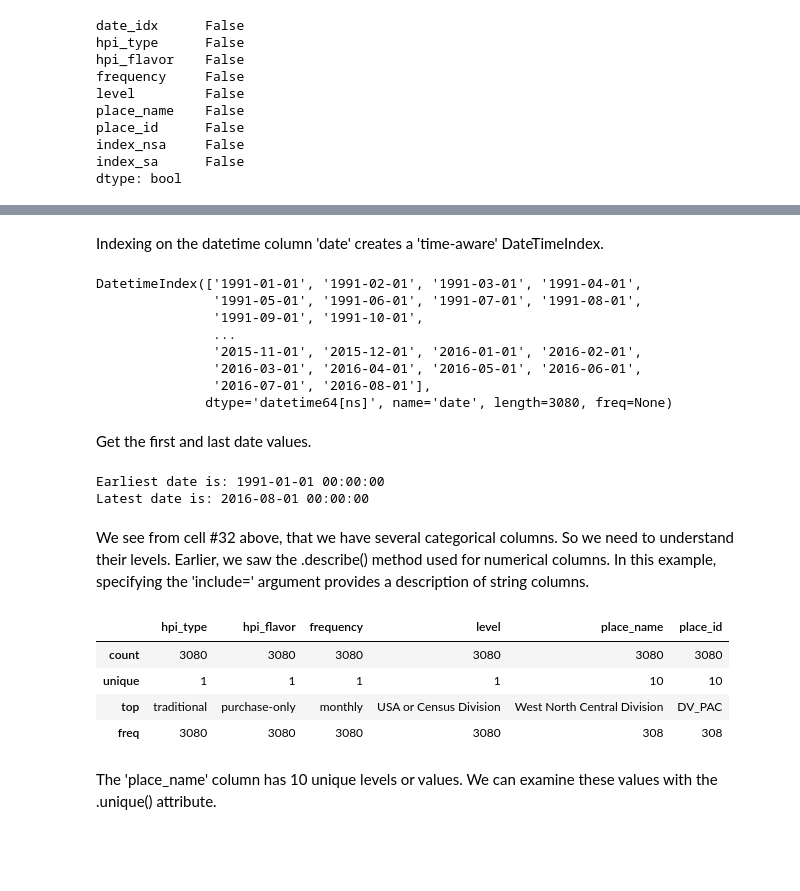
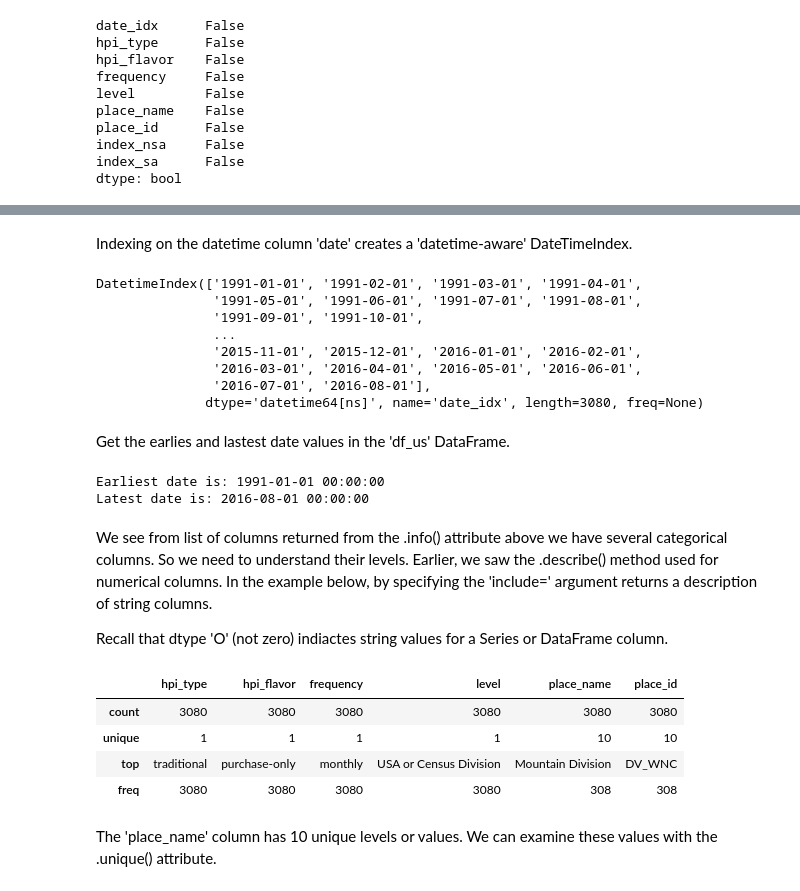
Before and after one commit to RandyBetancourt/PythonForSASUsers, a Jupyter notebook: Chapter 09 -- Panda Time Series and Date Handling.ipynb, the cells around one changed output, grey strips where cells are left out. Cells and saved outputs as stored; diff of their text form; code cells hidden in the pictures; blank space fills up the shorter version.

```diff
--- a/Chapter 09 -- Panda Time Series and Date Handling.ipynb
+++ b/Chapter 09 -- Panda Time Series and Date Handling.ipynb
@@ -219,5 +212,5 @@ Sometimes, you may need to create your own date-parser, analogous to building a
 # %%
-df = pd.read_csv("C:\Data\\HPI_master.csv",
+df_us = pd.read_csv("C:\Data\\HPI_master.csv",
                  parse_dates={'date_idx': [6,7]},
                  nrows=3080)
 # %%
@@ -263,10 +256,9 @@ Map the string 'date_idx' column constructed through the date_parser to a dateti
 # %%
-df['date'] = pd.to_datetime(df['date_idx'])
-df.set_index("date", inplace=True, drop=False)
+df_us.set_index("date_idx", inplace=True, drop=False)
 # %% [markdown]
-Indexing on the datetime column 'date' creates a 'time-aware' DateTimeIndex.
+Indexing on the datetime column 'date' creates a 'datetime-aware' DateTimeIndex.
 # %%
-df.index
+df_us.index
 # %% [output]
 DatetimeIndex(['1991-01-01', '1991-02-01', '1991-03-01', '1991-04-01',
                '1991-05-01', '1991-06-01', '1991-07-01', '1991-08-01',
@@ -275,7 +267,7 @@ DatetimeIndex(['1991-01-01', '1991-02-01', '1991-03-01', '1991-04-01',
                '2015-11-01', '2015-12-01', '2016-01-01', '2016-02-01',
                '2016-03-01', '2016-04-01', '2016-05-01', '2016-06-01',
                '2016-07-01', '2016-08-01'],
-              dtype='datetime64[ns]', name='date', length=3080, freq=None)
+              dtype='datetime64[ns]', name='date_idx', length=3080, freq=None)
 # %% [markdown]
-Get the first and last date values.
+Get the earlies and lastest date values in the 'df_us' DataFrame.
 # %%
@@ -285,14 +277,16 @@ print('Latest date is:', df.date.max())
 Earliest date is: 1991-01-01 00:00:00
 Latest date is: 2016-08-01 00:00:00
 # %% [markdown]
-We see from cell #32 above, that we have several categorical columns.  So we need to understand their levels.  Earlier, we saw the .describe() method used for numerical columns.  In this example, specifying the 'include=' argument provides a description of string columns.
+We see from list of columns returned from the .info() attribute above we have several categorical columns.  So we need to understand their levels.  Earlier, we saw the .describe() method used for numerical columns.  In the example below, by specifying the 'include=' argument returns a description of string columns.
+
+Recall that dtype 'O' (not zero) indiactes string values for a Series or DataFrame column.
 # %%
-df.describe(include=['O'])
+df_us.describe(include=['O'])
 # %% [output]
 |  | hpi_type | hpi_flavor | frequency | level | place_name | place_id |
 | count | 3080 | 3080 | 3080 | 3080 | 3080 | 3080 |
 | unique | 1 | 1 | 1 | 1 | 10 | 10 |
-| top | traditional | purchase-only | monthly | USA or Census Division | West North Central Division | DV_PAC |
+| top | traditional | purchase-only | monthly | USA or Census Division | Mountain Division | DV_WNC |
 | freq | 3080 | 3080 | 3080 | 3080 | 308 | 308 |
 # %% [markdown]
 The 'place_name' column has 10 unique levels or values.  We can examine these values with the .unique() attribute.
```
Also changed, not shown: parts of 115 cells of this notebook, 1 other file.
